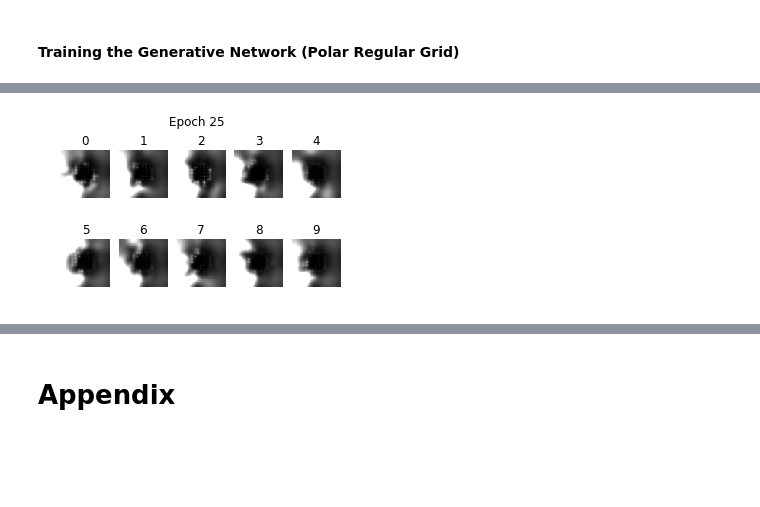
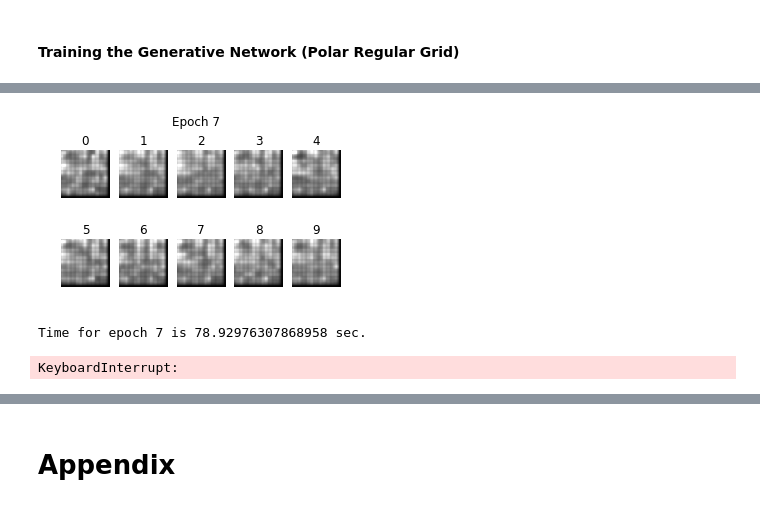
Before and after one commit to wjmn/bmedsc-exploratory, a Jupyter notebook: 03-psychophysics/index.ipynb, the cells around one changed output, grey strips where cells are left out. Drawn from its saved outputs; the diff is of its cells as text; code cells hidden in the pictures; blank space fills up the shorter version.

```diff
--- a/03-psychophysics/index.ipynb
+++ b/03-psychophysics/index.ipynb
@@ -1106,15 +1092,9 @@ BATCH_SIZE = 128
 
 model = Sequential([
     layers.Reshape((gridSize1, gridSize2, 1), input_shape=(gridSize1, gridSize2)),
-    layers.Conv2D(16, (32, 32), padding='same', strides=(2,2), activation=tf.nn.relu),
-    layers.Conv2D(16, (16, 16), padding='same', strides=(2,2), activation=tf.nn.relu),
-    layers.Conv2D(16, (4, 4), padding='same', strides=(1,1), activation=tf.nn.relu),
-    #layers.Conv2D(32, (4, 4), padding='same', strides=(1,1), activation=tf.nn.relu),
-    #layers.Conv1D(32, (32,), padding='same', strides=(2,), activation=tf.nn.relu, input_shape=(gridSize1, gridSize2)),
-    #layers.Conv1D(16, (8,), padding='same', strides=(2,), activation=tf.nn.relu),
-    #layers.Conv1D(16, (4,), padding='same', strides=(2,), activation=tf.nn.relu),
-    #layers.Conv1D(8, (2,), padding='same', strides=(1,), activation=tf.nn.relu),
-    layers.MaxPooling2D(2),
+    layers.Conv2D(8, (32, 32), padding='same', strides=(2,2), activation=tf.nn.relu),
+    layers.Conv2D(8, (16, 16), padding='same', strides=(2,2), activation=tf.nn.relu),
+    layers.Conv2D(8, (4, 4), padding='same', strides=(1,1), activation=tf.nn.relu),
     layers.Dropout(0.25),
     layers.Flatten(),
     #layers.Dense(128, activation=tf.nn.relu),
@@ -1263,10 +1245,10 @@ _________________________________________________________________
 # %%
 cross_entropy = tf.keras.losses.CategoricalCrossentropy()
 
-def encoder_loss(input_digit, output_digit):
-    return cross_entropy(input_digit, output_digit)
+def encoder_loss(input_digit, output_digit, encoded_images):
+    return cross_entropy(input_digit, output_digit) + tf.divide(tf.reduce_sum(encodings),
 
-encoder_optimizer = tf.keras.optimizers.Adam(learning_rate=5e-2)
+encoder_optimizer = tf.keras.optimizers.Adam(learning_rate=1e-2)
 # %%
 display_digits = np.array([i for i in range(10)])
 display_digit_images = np.array(list(map(digit_to_image, display_digits)))
@@ -1280,7 +1262,7 @@ def generate_and_save_images(model, epoch, test_input):
 
     for i in range(predictions.shape[0]):
         plt.subplot(2, 5, i+1)
-        plt.imshow(grid.render(predictions[i, :]), cmap='gray', vmin=-1, vmax=1)
+        plt.imshow(grid.render(np.array(predictions[i, :])), cmap='gray', vmin=-1, vmax=1)
         plt.title(i)
         plt.axis('off')
 
@@ -1300,7 +1282,7 @@ def train_step(digits, digit_images, logfile):
         # expected_digits = digit_aliased_model(digit_images)
         expected_digits = tf.one_hot(digits, 11) # 11 with garbage
 
-        enc_loss = encoder_loss(expected_digits, output_digits)
+        enc_loss = encoder_loss(expected_digits, output_digits, encodings)
         #print(enc_loss)
 
     tf.print(enc_loss, output_stream=logfile)
@@ -1382,10 +1364,12 @@ print(f"At initialisation, loss = {loss}")
 At initialisation, loss = 16.118101119995117
 # %%
 #%%time
-EPOCHS = 25
+EPOCHS = 50
 train(EPOCHS, loss_filepath)
 # %% [output]
-[figure, old version]
+[figure, new version]
+Time for epoch 7 is 78.92976307868958 sec.
+KeyboardInterrupt:
 # %%
 def plot_loss(logpath):
     with open(logpath) as infile:
```
Also changed, not shown: parts of 15 cells of this notebook, 4 other files.
